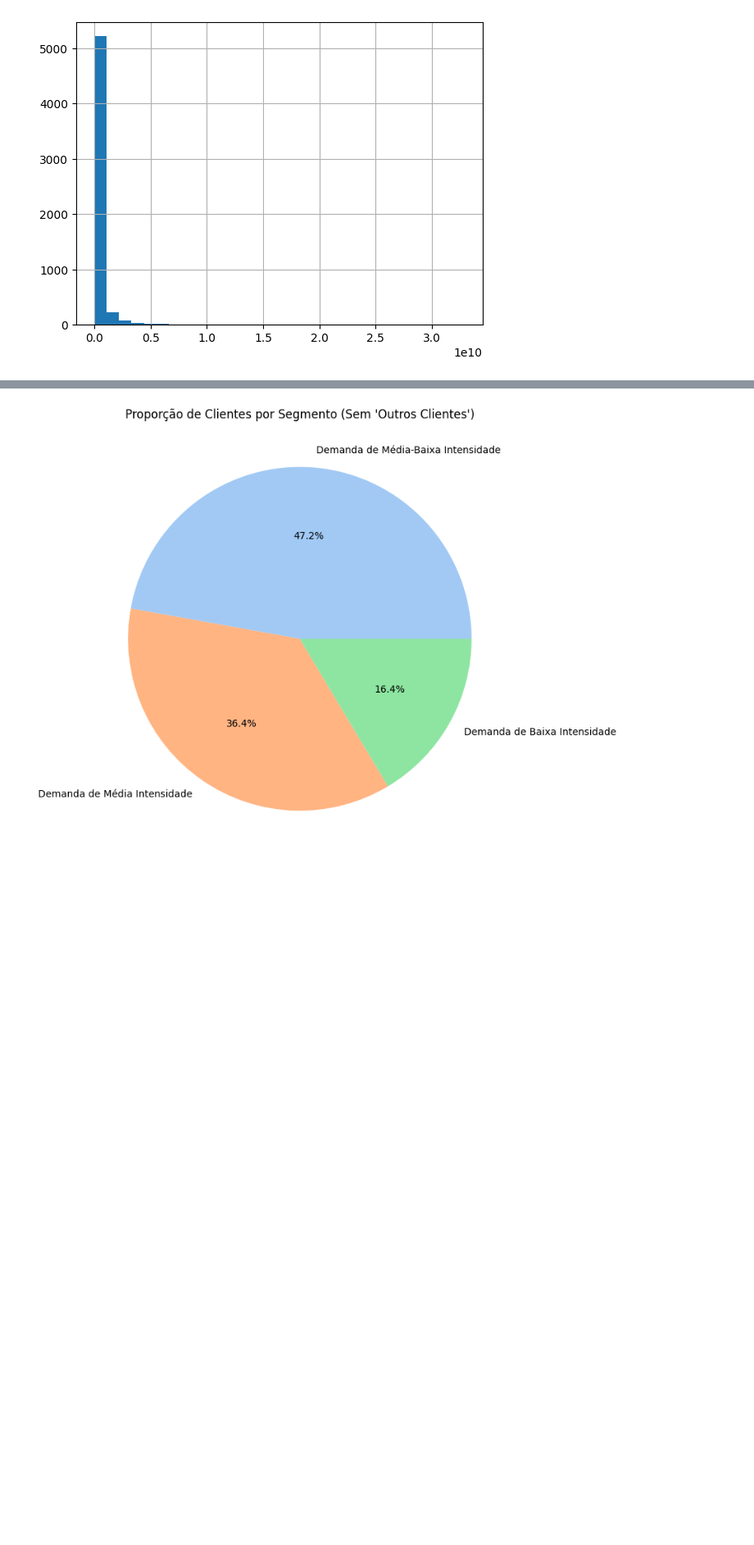
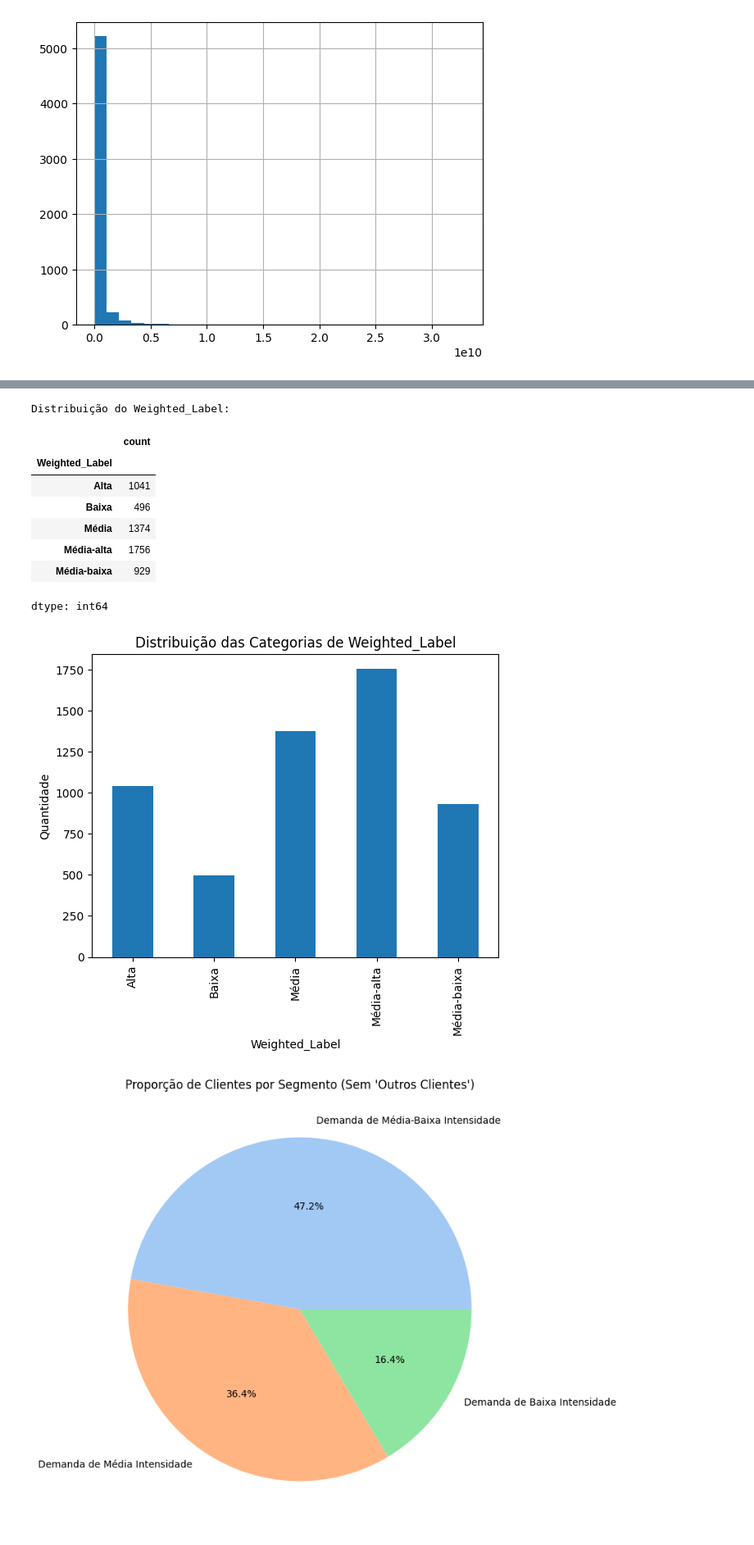
Before and after one commit to adirsonmfjr/credito-rural, a Jupyter notebook: Artigo_02_Cru_Geral.ipynb, the cells around one changed output, grey strips where cells are left out. Shown at 82% size. Drawn from its saved outputs; the diff is of its cells as text; code cells hidden in the pictures; blank space fills up the shorter version.

```diff
--- a/Artigo_02_Cru_Geral.ipynb
+++ b/Artigo_02_Cru_Geral.ipynb
@@ -286,3 +180,34 @@ Passing `palette` without assigning `hue` is deprecated and will be removed in v
+# %%
+import pandas as pd
+import matplotlib.pyplot as plt
+
+# 1) Carregar o DataFrame final com Weighted_Label (já contém "Weighted_Score" e "Weighted_Label")
+df = pd.read_csv("/content/df_rfm_scores_weighted.csv")
+
+# 2) Criar uma tabela com a contagem de cada categoria
+count_table = df["Weighted_Label"].value_counts().sort_index()
+
+# 3) Exibir a tabela
+print("Distribuição do Weighted_Label:")
+display(count_table)
+
+# 4) Plotar um gráfico de barras
+count_table.plot(kind='bar')
+plt.xlabel("Weighted_Label")
+plt.ylabel("Quantidade")
+plt.title("Distribuição das Categorias de Weighted_Label")
+plt.show()
+# %% [output]
+Distribuição do Weighted_Label:
+|  | count |
+| Weighted_Label |  |
+| Alta | 1041 |
+| Baixa | 496 |
+| Média | 1374 |
+| Média-alta | 1756 |
+| Média-baixa | 929 |
+dtype: int64
+[figure, added]
 # %%
 Mapa
 # %%
```
Also changed, not shown: parts of 6 cells of this notebook.
